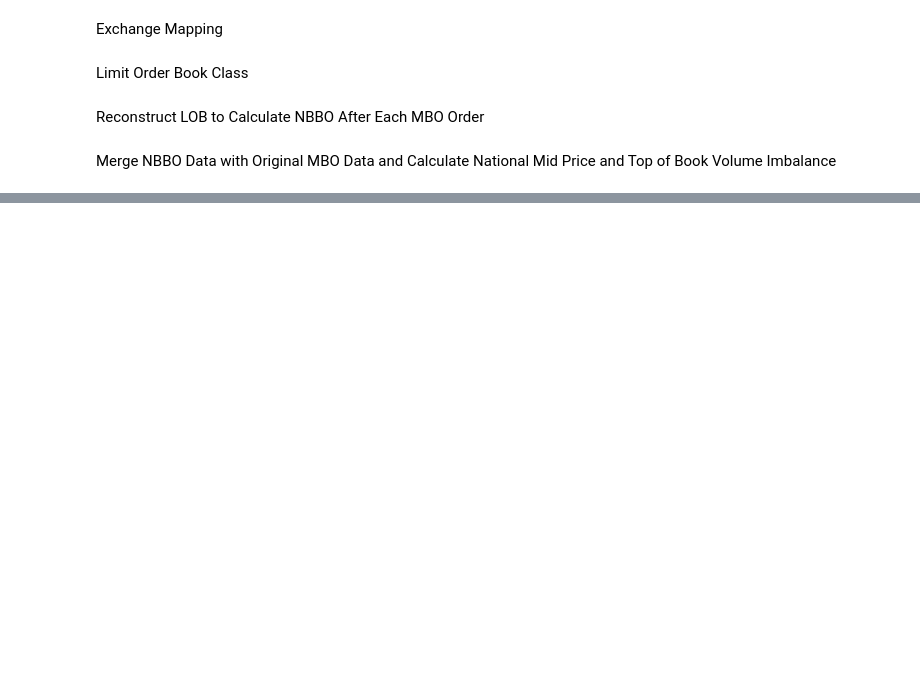
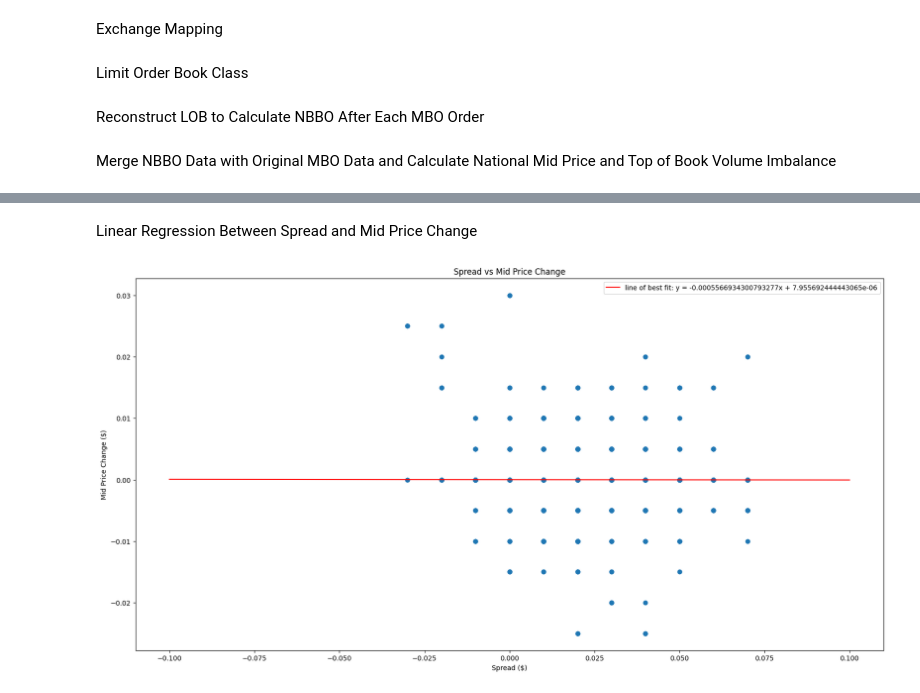
Before and after one commit to AaronGao2027/limit_order_book_project, a Jupyter notebook: order_book_imbalance_good_copy.ipynb, the cells around one changed output, grey strips where cells are left out. Cells and saved outputs as stored; diff of their text form; code cells hidden in the pictures; blank space fills up the shorter version.

```diff
--- a/order_book_imbalance_good_copy.ipynb
+++ b/order_book_imbalance_good_copy.ipynb
@@ -452,0 +456,27 @@ plt.show()
+# %% [markdown]
+Linear Regression Between Spread and Mid Price Change
+# %%
+X = merged_df.select(
+    pl.col('spread_lag_5')
+).with_columns(
+    constant_value=1
+).to_numpy()
+
+Y = merged_df.select(
+    pl.col('national_mid_price_change_5')
+).to_numpy()
+
+B = np.linalg.inv(X.T @ X) @ X.T @ Y
+x = np.linspace(-0.1, 0.1, 1000)
+y = B[0]*x + B[1]
+
+plt.figure(figsize=(20,10))
+plt.scatter(merged_df['spread_lag_5'], merged_df['national_mid_price_change_5'])
+plt.plot(x, y, color='red', label=f"line of best fit: y = {B[0][0]}x + {B[1][0]}")
+plt.xlabel('Spread ($)')
+plt.ylabel('Mid Price Change ($)')
+plt.title('Spread vs Mid Price Change')
+plt.legend()
+plt.show()
+# %% [output]
+[figure, added]
```
Also changed, not shown: parts of 9 cells of this notebook.
